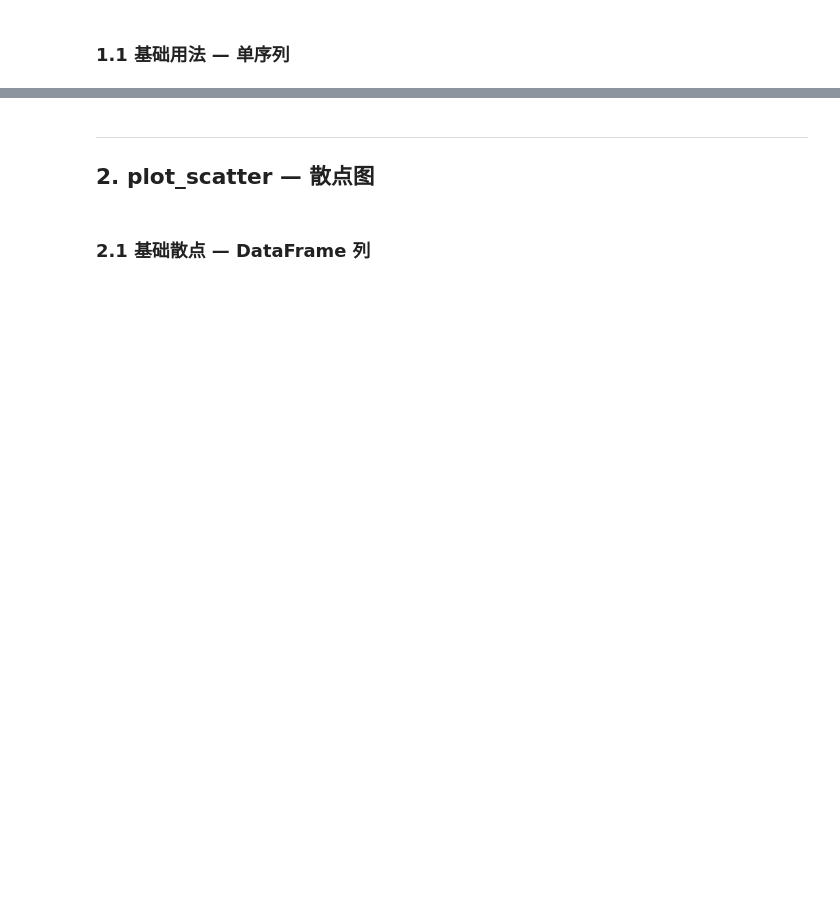
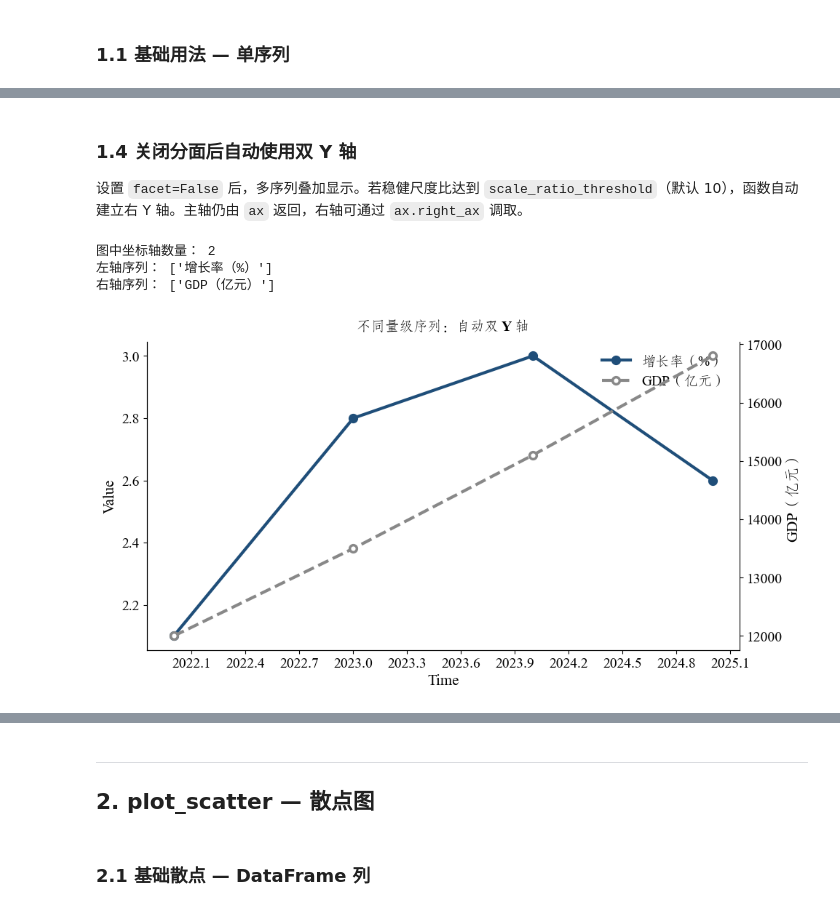
Before and after one commit to BichengNiu/Ts, a Jupyter notebook: TsPlots/demo.ipynb, the cells around one changed output, grey strips where cells are left out. Saved outputs shown, nothing was run; the diff lists cells and outputs as text; code cells hidden in the pictures; blank space fills up the shorter version.

```diff
--- a/TsPlots/demo.ipynb
+++ b/TsPlots/demo.ipynb
@@ -38,0 +106,25 @@ plt.show()
+# %% [markdown]
+### 1.4 关闭分面后自动使用双 Y 轴
+
+设置 `facet=False` 后，多序列叠加显示。若稳健尺度比达到 `scale_ratio_threshold`（默认 10），函数自动建立右 Y 轴。主轴仍由 `ax` 返回，右轴可通过 `ax.right_ax` 调取。
+# %%
+scale_data = {
+    "增长率（%）": [2.1, 2.8, 3.0, 2.6],
+    "GDP（亿元）": [12000, 13500, 15100, 16800],
+}
+fig, ax = plot_series(
+    scale_data,
+    x=[2022, 2023, 2024, 2025],
+    facet=False,
+    title="不同量级序列：自动双 Y 轴",
+)
+right_ax = ax.right_ax
+print("图中坐标轴数量：", len(fig.axes))
+print("左轴序列：", [line.get_label() for line in ax.lines])
+print("右轴序列：", [line.get_label() for line in right_ax.lines])
+plt.show()
+# %% [output]
+图中坐标轴数量： 2
+左轴序列： ['增长率（%）']
+右轴序列： ['GDP（亿元）']
+[figure, added]
```
Also changed, not shown: parts of 37 cells of this notebook, 11 other files.
